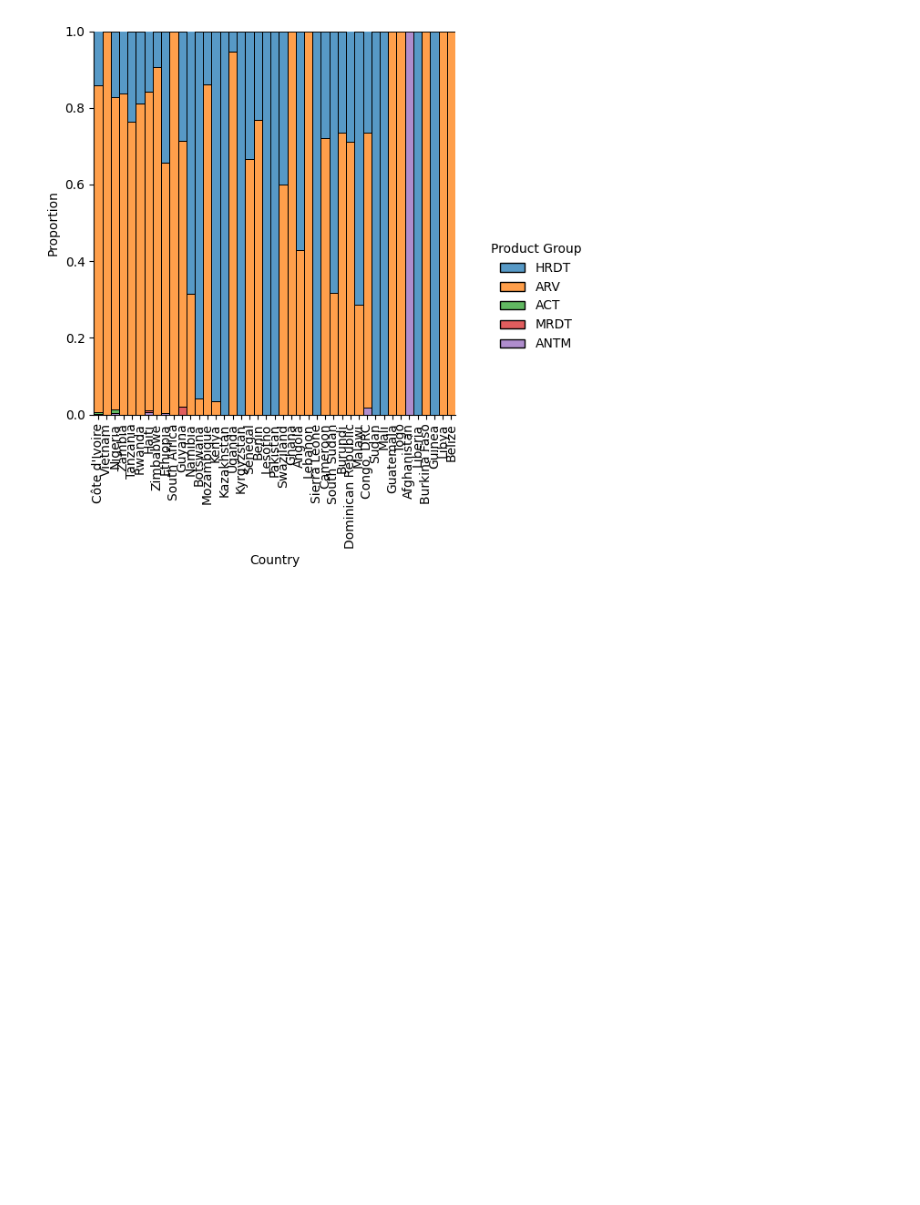
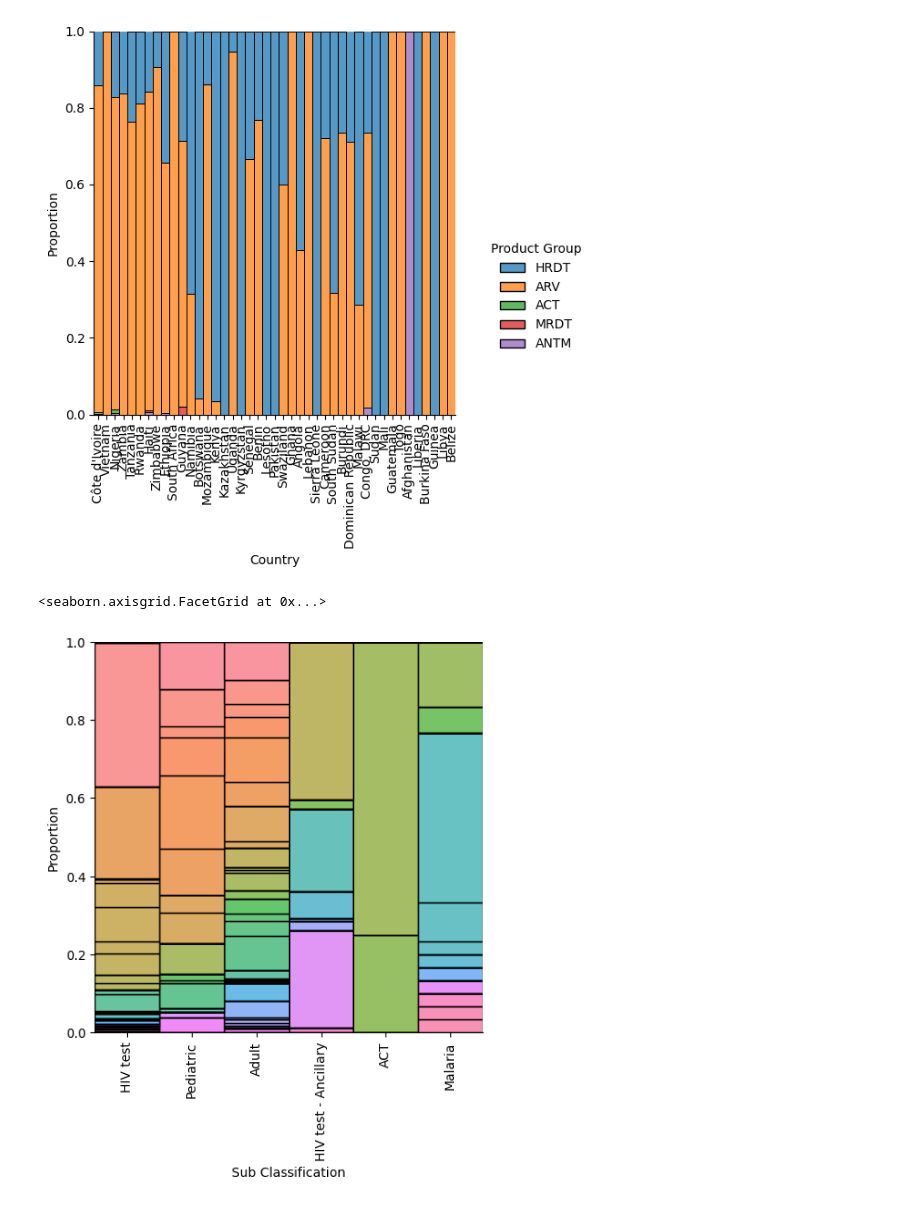
Before and after one commit to CognizantDS/AgenticSupply, a Jupyter notebook: docs/exploratory_analysis.ipynb, the cells around one changed output. Cells and saved outputs as stored; diff of their text form; code cells hidden in the pictures; blank space fills up the shorter version.

```diff
--- a/docs/exploratory_analysis.ipynb
+++ b/docs/exploratory_analysis.ipynb
@@ -120,4 +168,10 @@ g.set_xticklabels(rotation=90)
 # %% [output]
 <seaborn.axisgrid.FacetGrid at 0x...>
 [figure]
+# %%
+g = sns.displot(dataset, x="Sub Classification", hue="Molecule/Test Type", multiple="fill", stat="proportion", kind="hist", legend=False)
+g.set_xticklabels(rotation=90)
+# %% [output]
+<seaborn.axisgrid.FacetGrid at 0x...>
+[figure, added]
 # %% [markdown]
```
Also changed, not shown: parts of 16 cells of this notebook, 2 other files.
